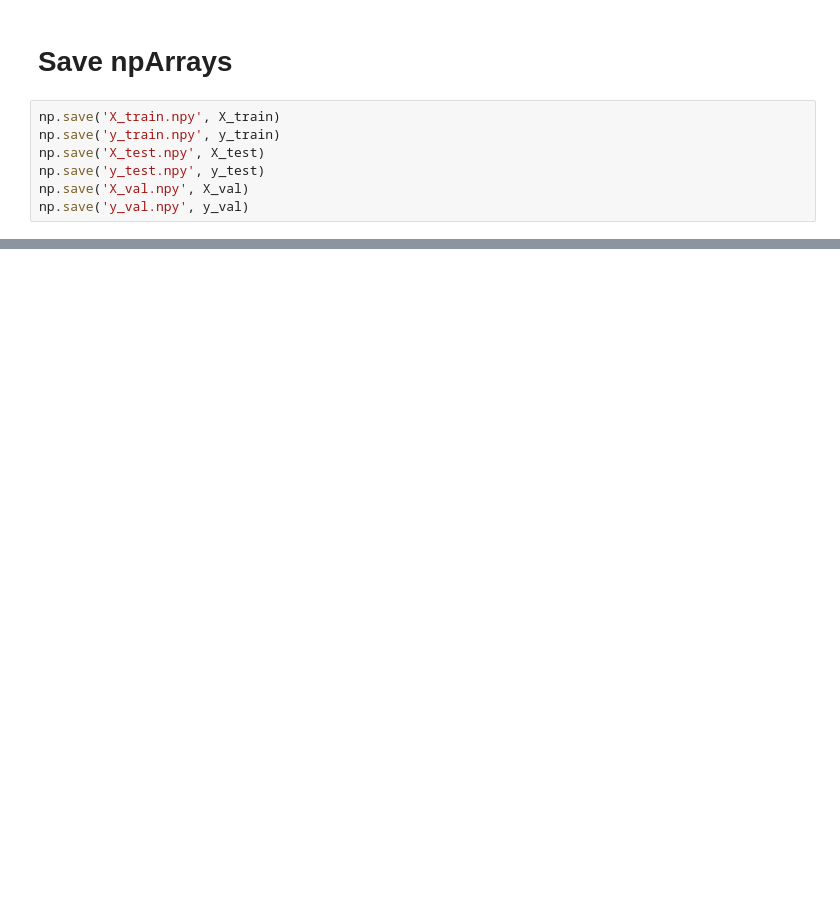
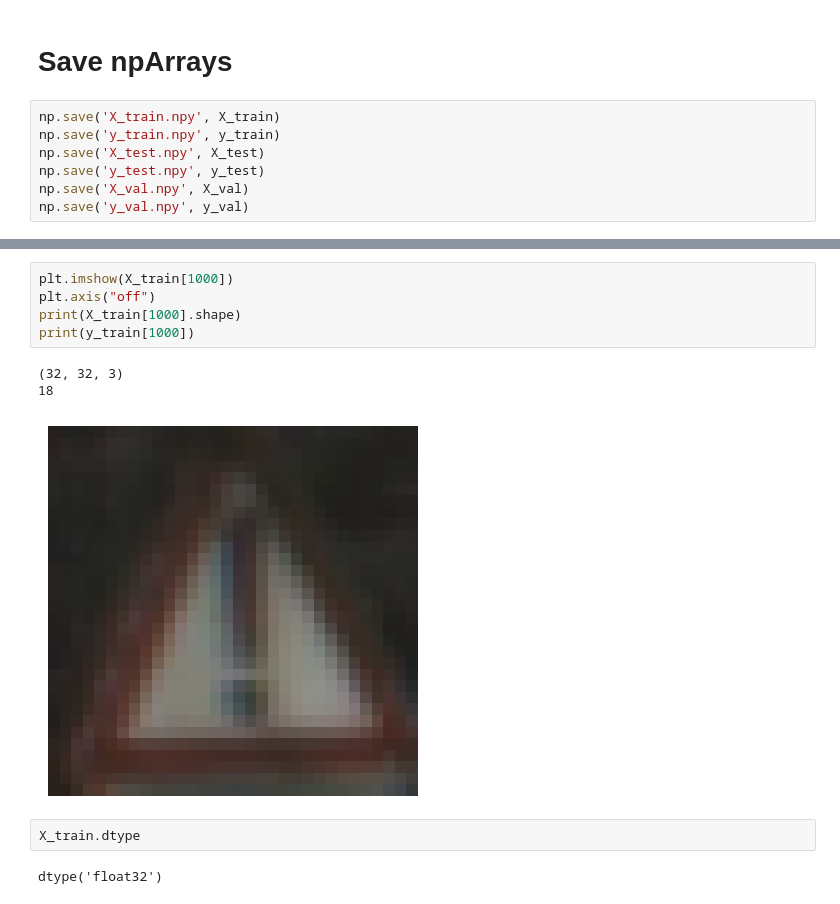
Before and after one commit to Rodrigo-Pinto22/Traffic_Signs_Classification, a Jupyter notebook: Classification.ipynb, the cells around one changed output, grey strips where cells are left out. Cells and saved outputs as stored; diff of their text form; blank space fills up the shorter version.

```diff
--- a/Classification.ipynb
+++ b/Classification.ipynb
@@ -78,0 +231,13 @@ np.save('y_val.npy', y_val)
+# %%
+plt.imshow(X_train[1000])
+plt.axis("off")
+print(X_train[1000].shape)
+print(y_train[1000])
+# %% [output]
+(32, 32, 3)
+18
+[figure, added]
+# %%
+X_train.dtype
+# %% [output]
+dtype('float32')
```
Also changed, not shown: parts of 32 cells of this notebook.
